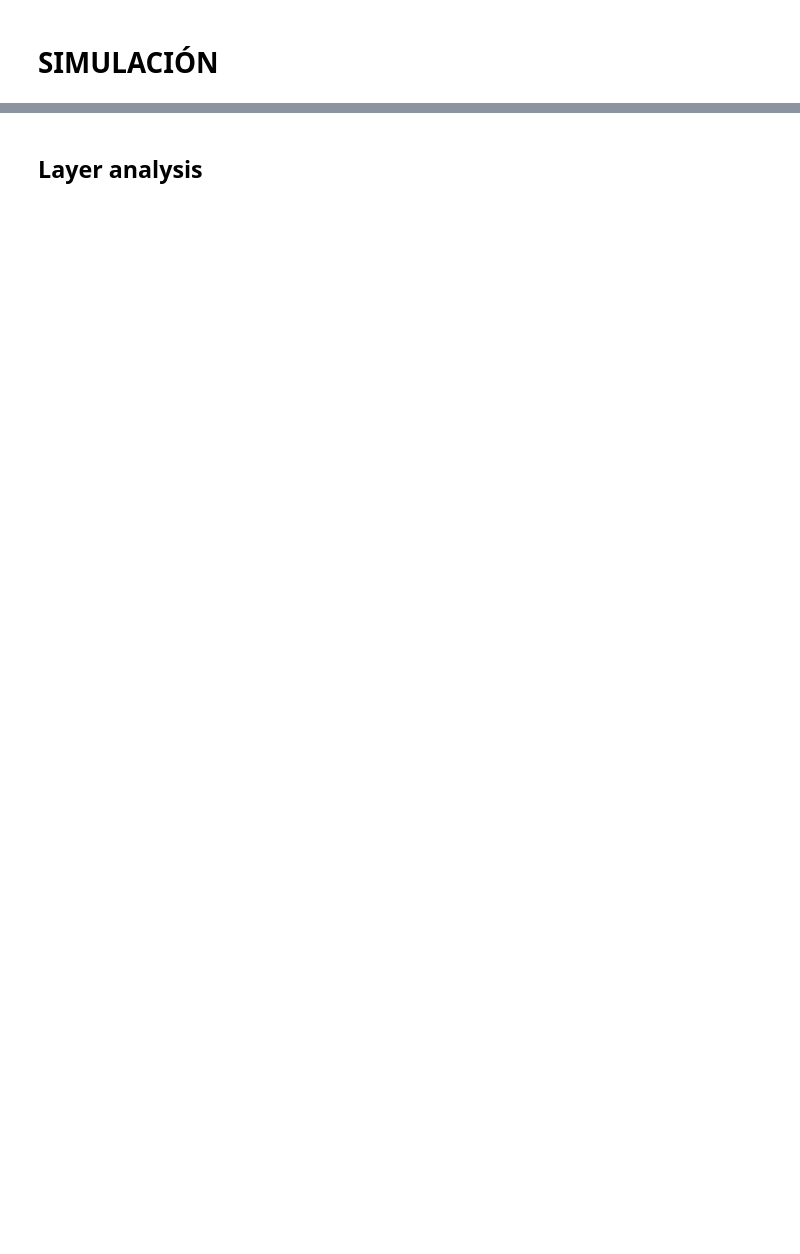
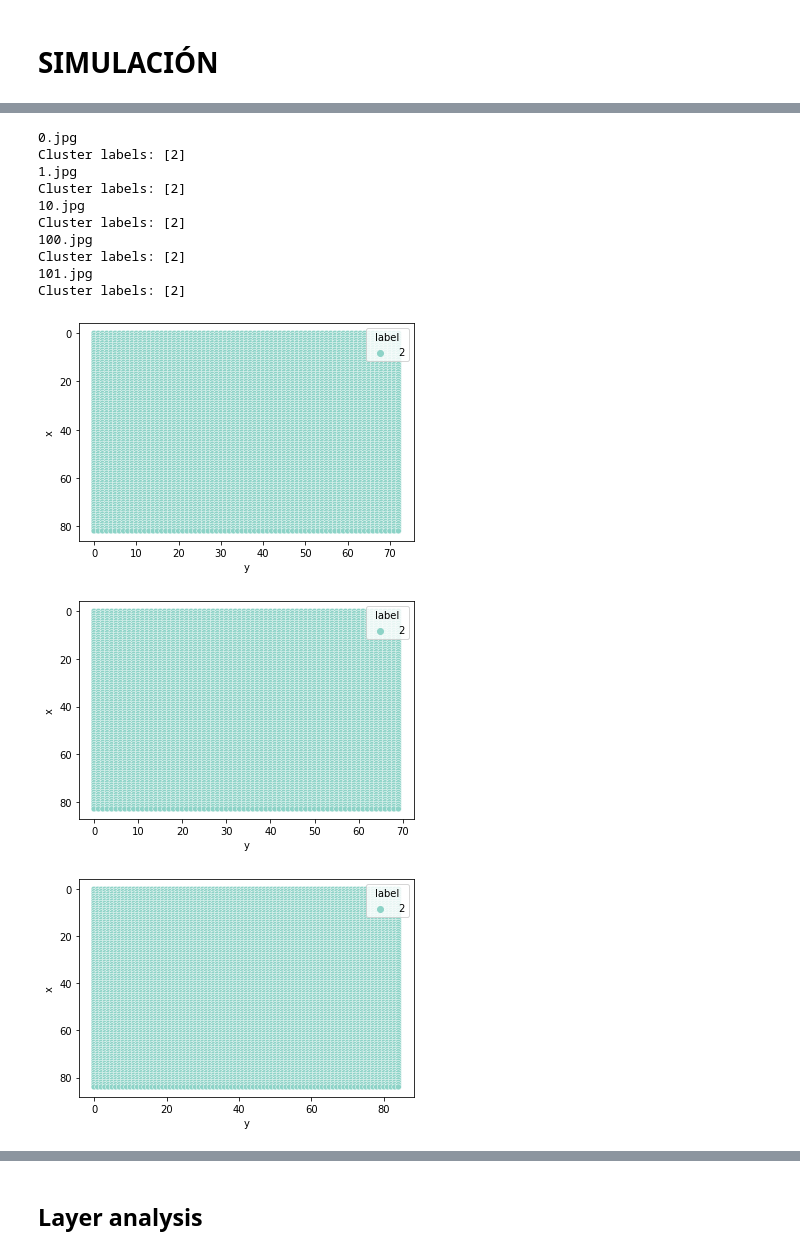
Before and after one commit to JerM1609/IA-P002, a Jupyter notebook: FloodFillScan.ipynb, the cells around one changed output, grey strips where cells are left out. Saved outputs shown, nothing was run; the diff lists cells and outputs as text; code cells hidden in the pictures; blank space fills up the shorter version.

```diff
--- a/FloodFillScan.ipynb
+++ b/FloodFillScan.ipynb
@@ -13,10 +13,9 @@ import sys
 # %%
 UNDEFINED = 0
 NOISE = 1
-EPS =  0
+EPS =  3
 RADIUS = 2
 TRESHOLD = 5*RADIUS       # (8*EPS)/2   (0, 5)
-ORIGINAL_STDOUT = sys.stdout
 # %%
 class DBScan():
     def __init__(self, mat):
@@ -24,7 +23,7 @@ class DBScan():
         self.r = RADIUS
         self.e = EPS
         self.t = TRESHOLD
-        self.distance = distance.minkowski
+        self.distance = distance.cityblock
 
         self.dim = mat.shape    # x, y, z
         self.label = np.array([[UNDEFINED for _ in range(self.dim[1])] for _ in range(self.dim[0])])
@@ -51,7 +50,9 @@ class DBScan():
         c = 1
         # print(f'self.dim {self.dim}')
 
-        for curr_pos in [(f, s) for f in range(self.dim[0]) for s in range(self.dim[1])]:
+        coords = [(f, s) for f in range(self.dim[0]) for s in range(self.dim[1])]
+        np.random.shuffle(coords)
+        for curr_pos in coords:
             label_p = self.label[curr_pos]
 
             if label_p != UNDEFINED:
@@ -114,13 +116,16 @@ def preprocesamiento(path):
     mat = np.asarray(img).astype(int)
     return mat
 # %%
-for f in os.listdir(IMG_PATH):
-    dbs = DBScan(preprocesamiento(IMG_PATH+f))
-    result, pixels = dbs.run()
+def simular():
+    for f in os.listdir(IMG_PATH):
+        print(f)
+        mat = preprocesamiento(IMG_PATH+f)
+        dbs = DBScan(mat)
+        result, pixels = dbs.run()
 
-    fig = plt.figure()
-    sns.scatterplot(data=pixels, x='y', y='x', hue='label', palette='Set3' )
-    plt.gca().invert_yaxis()
-    pixels.to_csv( './Resultados/DBScan/' + f.replace('.jpg', '.csv'), index=False)
-    plt.savefig('./Resultados/DBScan/' + f.replace('.jpg', '.png'), dpi=1500)
-    print(f'Cluster labels: { pixels["label"].unique() }')
+        fig = plt.figure()
+        sns.scatterplot(data=pixels, x='y', y='x', hue='label', palette='Set3' )
+        plt.gca().invert_yaxis()
+        # pixels.to_csv( './Resultados/DBScan/' + f.replace('.jpg', '.csv'), index=False)
+        # plt.savefig('./Resultados/DBScan/' + f.replace('.jpg', '.png'), dpi=1500)
+        print(f'Cluster labels: { pixels["label"].unique() }')
@@ -137,0 +132,16 @@ Cluster labels: [2 1 3]
+# %%
+simular()
+# %% [output]
+0.jpg
+Cluster labels: [2]
+1.jpg
+Cluster labels: [2]
+10.jpg
+Cluster labels: [2]
+100.jpg
+Cluster labels: [2]
+101.jpg
+Cluster labels: [2]
+[figure, added]
+[figure, added]
+[figure, added]
```
Also changed, not shown: parts of 5 cells of this notebook, 11 other files.
